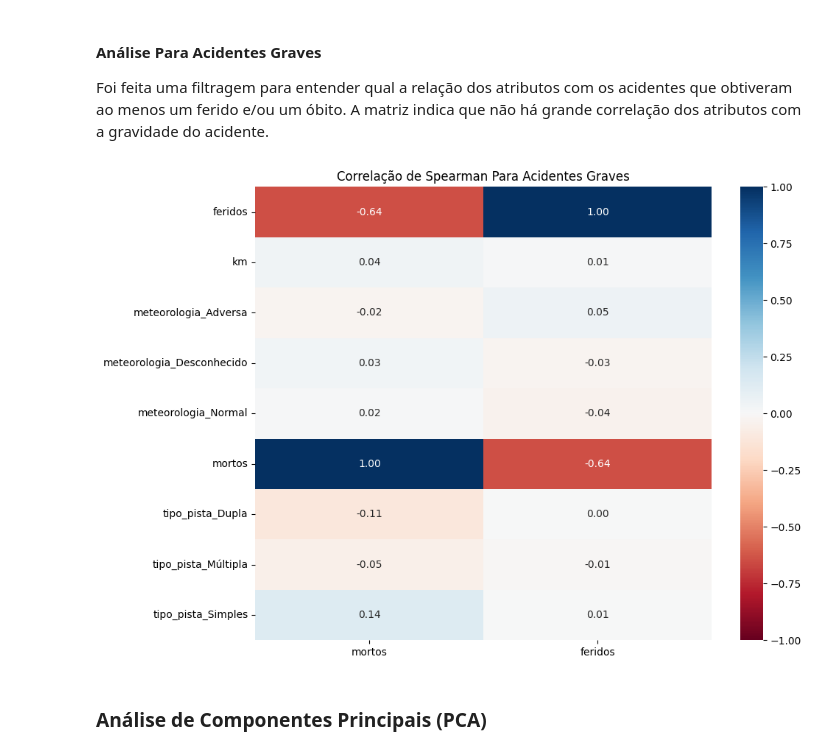
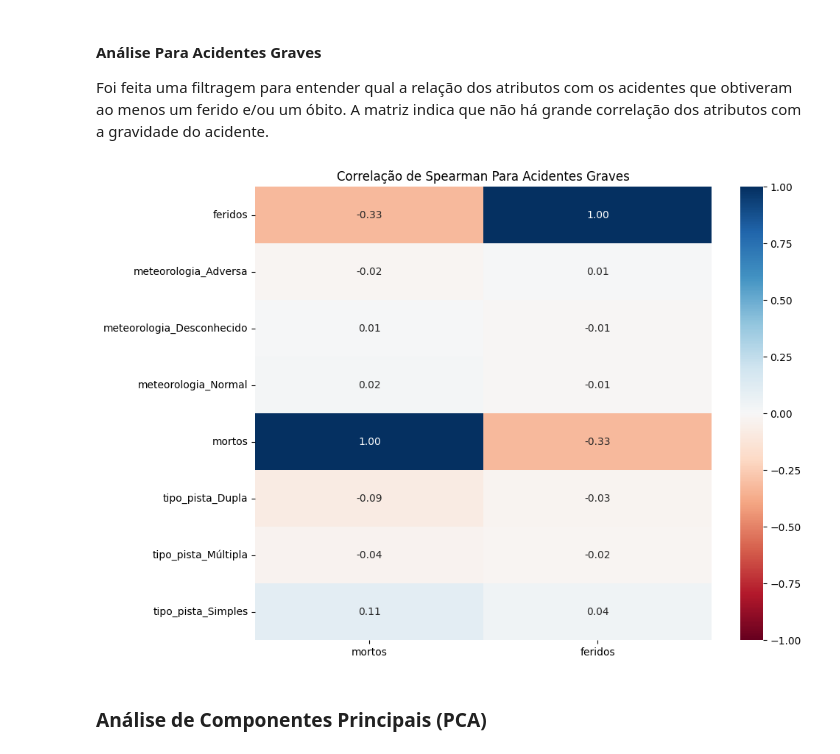
Before and after one commit to mmesqigor/Padroes-de-Acidentes-de-Transito-no-Brasil, a Jupyter notebook: index.ipynb, the cells around one changed output. Cells and saved outputs as stored; diff of their text form; code cells hidden in the pictures.

```diff
--- a/index.ipynb
+++ b/index.ipynb
@@ -247,7 +252,8 @@ colunas_remover = [
     'causa_acidente',
     'tipo_acidente',
     'fase_dia',
-    'dia_semana'
+    'dia_semana',
+    'km'
 ]
 
 df = df.drop(columns=colunas_remover)
@@ -284,6 +290,6 @@ categoricas = [
     'meteorologia'
 ]
 
-df_encoded = pd.get_dummies(df, columns=categoricas, drop_first=False)
+df_encoded = pd.get_dummies(df_sample, columns=categoricas, drop_first=False)
 df_encoded
 # %% [output]
@@ -303,9 +309,12 @@ df_encoded
+# %%
+df_encoded['mortos_log'] = np.log1p(df_encoded['mortos'])
+df_encoded['feridos_log'] = np.log1p(df_encoded['feridos'])
 # %% [markdown]
 ### Normalização
 
 foi necessário realizar normalização dos atributos para execução de algoritmos baseados em distância
 # %%
-cols_continuas = ['km', 'mortos', 'feridos']
+cols_continuas = ['mortos_log', 'feridos_log']
 
 scaler = StandardScaler()
 df_encoded[cols_continuas] = scaler.fit_transform(df_encoded[cols_continuas])
@@ -645,22 +562,22 @@ Foi feita uma filtragem para entender qual a relação dos atributos com os acid
 # %%
 df_com_vitimas = df_encoded[df_encoded['mortos'] + df_encoded['feridos'] > 0].copy()
 
 # Selecionando apenas as colunas relacionadas a vítimas, quilometragem, dia de semana e fase do dia
-colunas_interesse = ['mortos', 'feridos', 'km'] + [c for c in df_encoded.columns if 'dia_semana' in c or 'fase_dia' in c or 'meteorologia' in c or 'tipo_pista' in c]
+colunas_interesse = ['mortos', 'feridos'] + [c for c in df_encoded.columns if 'dia_semana' in c or 'fase_dia' in c or 'meteorologia' in c or 'tipo_pista' in c]
 corr_com_vitimas = df_com_vitimas[colunas_interesse].corr(method='spearman')
 
 plt.figure(figsize=(10, 8))
 
 # Verificando a correlação de todas as variáveis apenas contra 'mortos' e 'feridos'
 target_corr = corr_com_vitimas[['mortos', 'feridos']].sort_values(by='mortos', ascending=False)
 
 # Ordenar o eixo y alfabeticamente
 target_corr = target_corr.sort_index()
 
 sns.heatmap(target_corr, annot=True, cmap='RdBu', fmt=".2f", vmin=-1, vmax=1)
 plt.title('Correlação de Spearman Para Acidentes Graves')
 plt.show()
 # %% [output]
-[figure, old version]
+[figure, new version]
 # %% [markdown]
 ### Análise de Componentes Principais (PCA)
```
Also changed, not shown: parts of 47 cells of this notebook.
